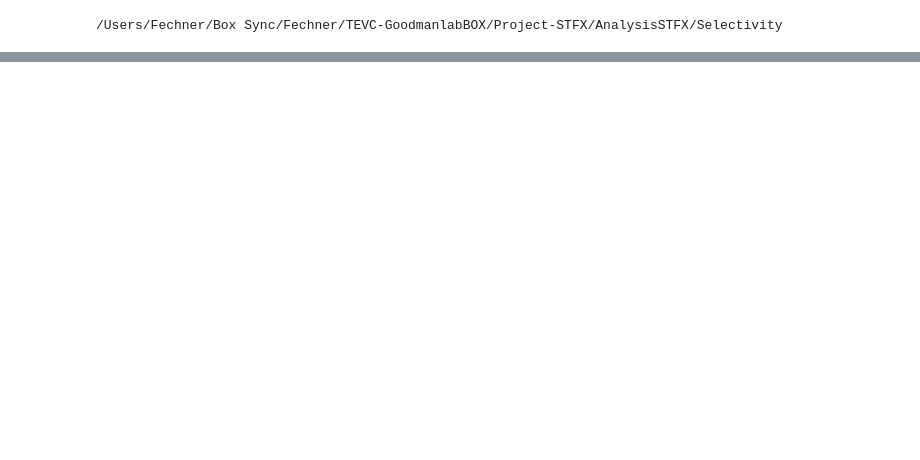
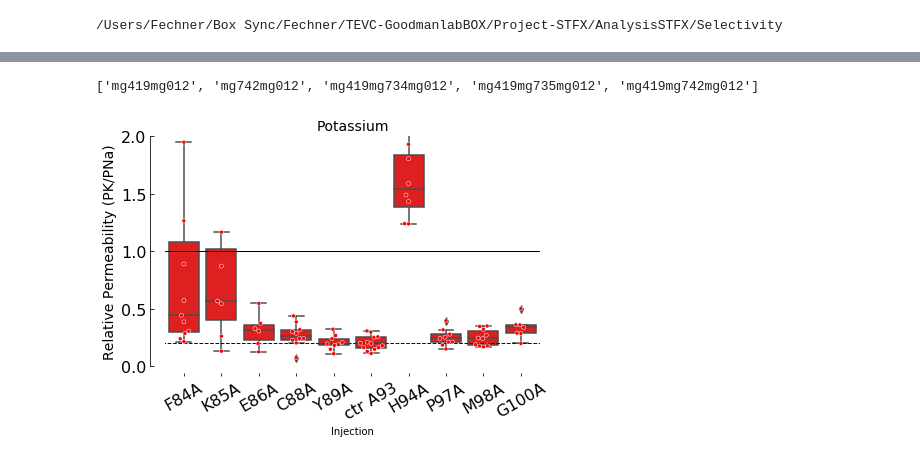
Before and after one commit to sfechner/JupyterNotebooksDEGENaCPharm, a Jupyter notebook: Selectivity-Nterm-Data.ipynb, the cells around one changed output, grey strips where cells are left out. Drawn from its saved outputs; the diff is of its cells as text; code cells hidden in the pictures; blank space fills up the shorter version.

```diff
--- a/Selectivity-Nterm-Data.ipynb
+++ b/Selectivity-Nterm-Data.ipynb
@@ -112,0 +134,60 @@ PotassiumChimera = df[(df.Injection.isin(UninjAndChimera)) & (df.TestSol.isin(["
+# %%
+print(UninjAndChimera)
+# %% [output]
+['mg419mg012', 'mg742mg012', 'mg419mg734mg012', 'mg419mg735mg012', 'mg419mg742mg012']
+# %%
+fig = plt.figure(figsize=(8, 4.5))
+#plt.subplots(2, 2, sharex='col')
+ax1 = plt.subplot(1,1,1)
+
+
+orderCons = UninjAndAlanin #["uninjected","mg419mg012","mg738mg012","mg739mg012","mg740mg012","mg741mg012","mg748mg012","mg759mg012","mg745mg012","mg752mg012","mg749mg012","mg750mg012","mg746mg012","mg747mg012", "mg760mg012","mg753mg012","mg761mg012","mg751mg012"]
+
+#labels2 = ['Uninj']
+labels2 = []
+for i in range(0,len(LabelAlanin)):
+    #labels2.append('')
+    labels2.append(LabelAlanin[i])
+sns.swarmplot(x= Potassium['Injection'], y=Potassium['Permeability'], data = Potassium,palette=sns.color_palette(colors), edgecolor='white', linewidth=0.5, ax = ax1, size = 4,order=orderCons)#order=["mg419mg012","pTL69mg012","mg418mg012","mg418mg419mg012"]
+sns.boxplot(x= Potassium['Injection'], y=Potassium['Permeability'], data = Potassium, palette=sns.color_palette(colors),ax=ax1,order=orderCons)
+
+
+#sns.swarmplot(y=Datamg418['PCs/Na-DT1d'], data = Datamg418,palette=sns.color_palette(colorsSINGLES), edgecolor='white', linewidth=0.5, size = 4)
+
+
+YlimitPerm = [0,2]
+
+##### AXIS 1 ####
+ax1.set_ylim(YlimitPerm)
+ax1.spines['right'].set_visible(False)                                  # no spine at the right
+ax1.spines['top'].set_visible(False)  # no spine at the top
+ax1.spines['bottom'].set_visible(False)
+ax1.yaxis.set_ticks_position('left')                                     # ticks at the left
+ax1.xaxis.set_ticks_position('bottom')                                 # no spine at the right
+ax1.spines['left'].set_position(('outward',15))                           # a spine at the left that is put a little aside
+ax1.spines['bottom'].set_position(('outward',10))
+ax1.spines['top'].set_position(('axes',5))
+ax1.get_yaxis().set_tick_params(direction='in')
+ax1.get_xaxis().set_tick_params(direction='in')
+ax1.plot([-1,50], [0.2,0.2] , 'k--', color='#111111', linewidth=1) #gray line for Zero or 1
+ax1.plot([-1,50], [1,1] , 'k-', color='#000000', linewidth=1)
+#ax1.plot([-1,50], [0.2,0.2] , 'k--', color='#111111', linewidth=1) #gray line for Zero or 1
+ax1.tick_params(axis='both', which='major', labelsize=16)
+ax1.set_title('Potassium',size=14)
+ax1.yaxis.label.set_size(20)
+ax1.set_ylabel('Relative Permeability (PK/PNa)', fontsize=14)
+
+#ax1.xaxis.set_visible(False)
+ax1.set_xticklabels(labels2,rotation=30)
+
+
+
+plt.gcf().subplots_adjust(bottom=0.17, left=0.25,right=None, top=None,hspace=0.75, wspace=0.2)
+
+plt.savefig(filedirExportFig+"PotassiumPermeabilityNtermAlaninWithCurrent"+'.pdf')
+
+#F84 - K90 = A (7)
+#T91 - G95 = B (5-1 = 4)
+#I96 - G100 = C (5)
+# %% [output]
+[figure, added]
```
Also changed, not shown: parts of 14 cells of this notebook, 1 other file.
